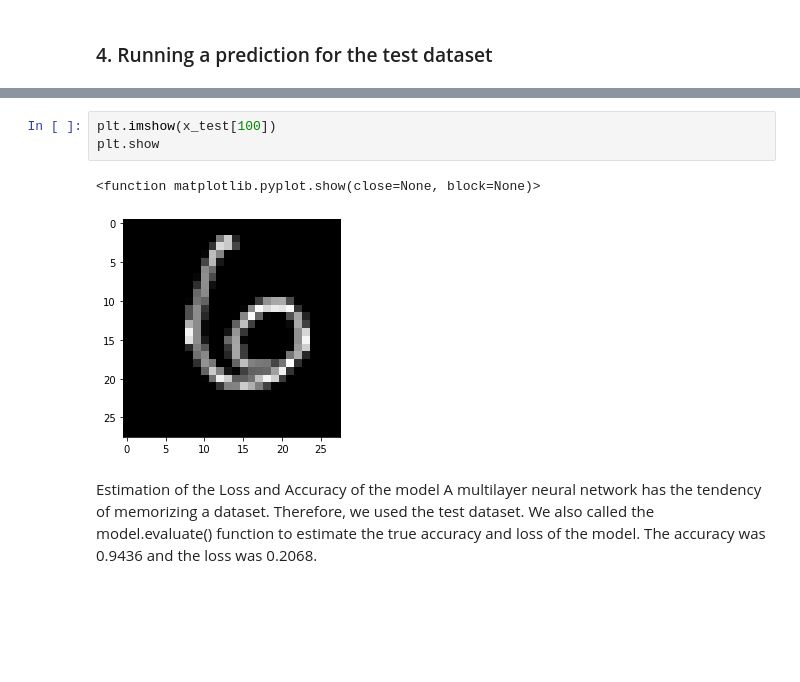
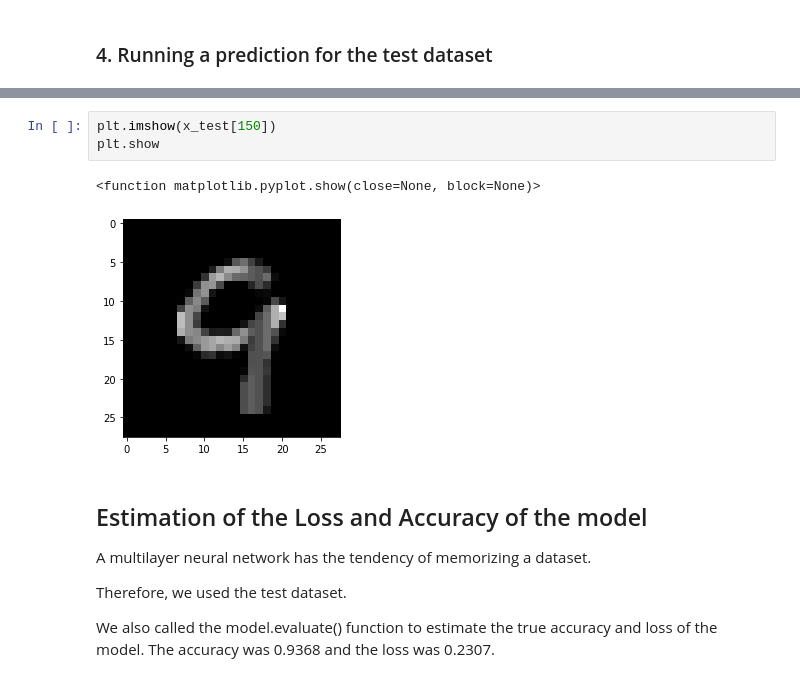
Before and after one commit to S-Osman4/Kaggle, a Jupyter notebook: teach-a-neural-network-to-read-handwriting.ipynb, the cells around one changed output, grey strips where cells are left out. Saved outputs shown, nothing was run; the diff lists cells and outputs as text; blank space fills up the shorter version.

```diff
--- a/teach-a-neural-network-to-read-handwriting.ipynb
+++ b/teach-a-neural-network-to-read-handwriting.ipynb
@@ -168,13 +186,14 @@ predictions = model.predict([x_test])
 # %%
-plt.imshow(x_test[100])
+plt.imshow(x_test[150])
 plt.show
 # %% [output]
 <function matplotlib.pyplot.show(close=None, block=None)>
-[figure, old version]
+[figure, new version]
 # %% [markdown]
-Estimation of the Loss and Accuracy of the model
+## Estimation of the Loss and Accuracy of the model
+
 A multilayer neural network has the tendency of memorizing a dataset.
+
 Therefore, we used the test dataset.
-We also called the model.evaluate() function to estimate the true
-accuracy and loss of the model. The accuracy was 0.9436 and the loss
-was 0.2068.
+
+We also called the model.evaluate() function to estimate the true accuracy and loss of the model. The accuracy was 0.9368 and the loss was 0.2307.
```
Also changed, not shown: parts of 17 cells of this notebook.
